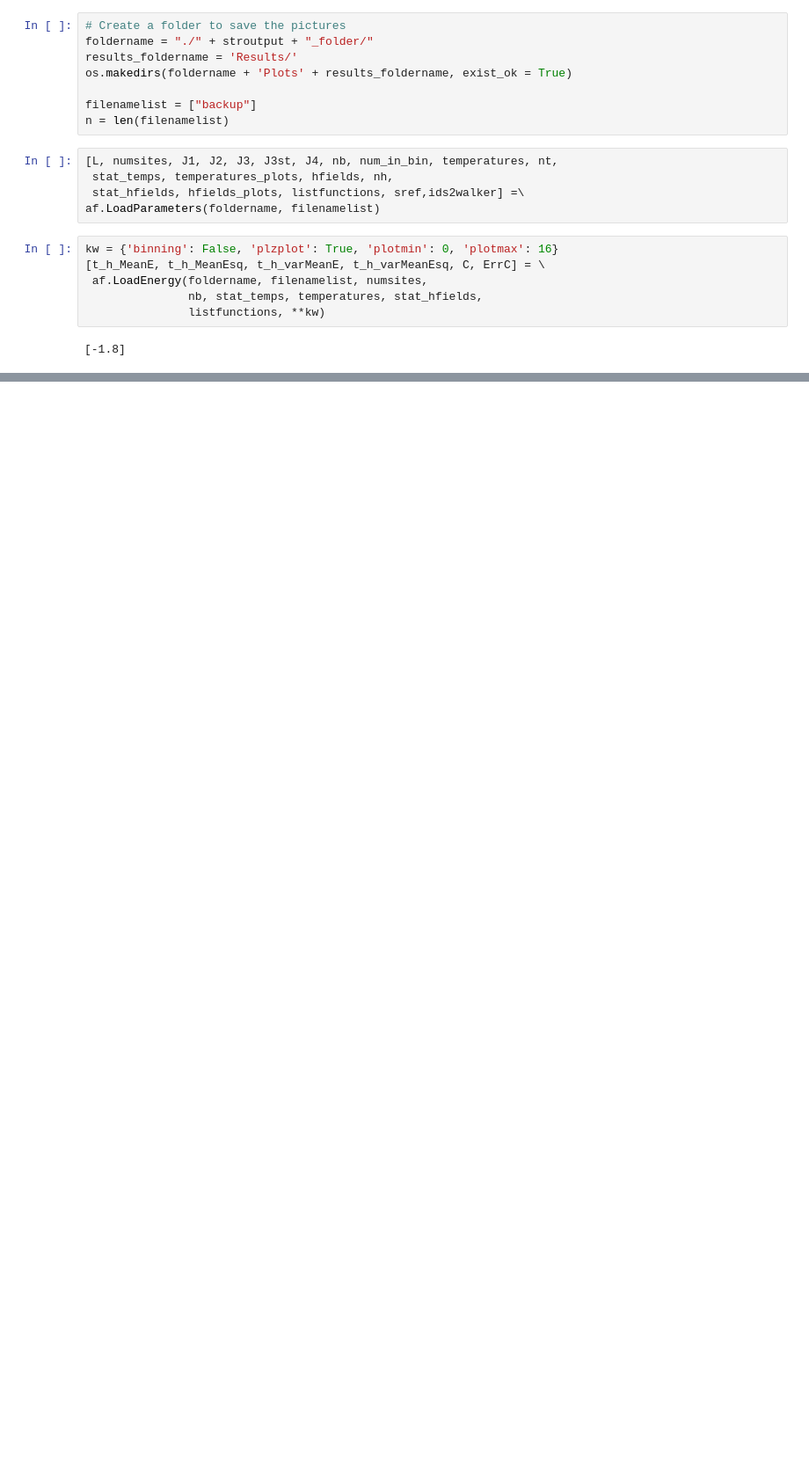
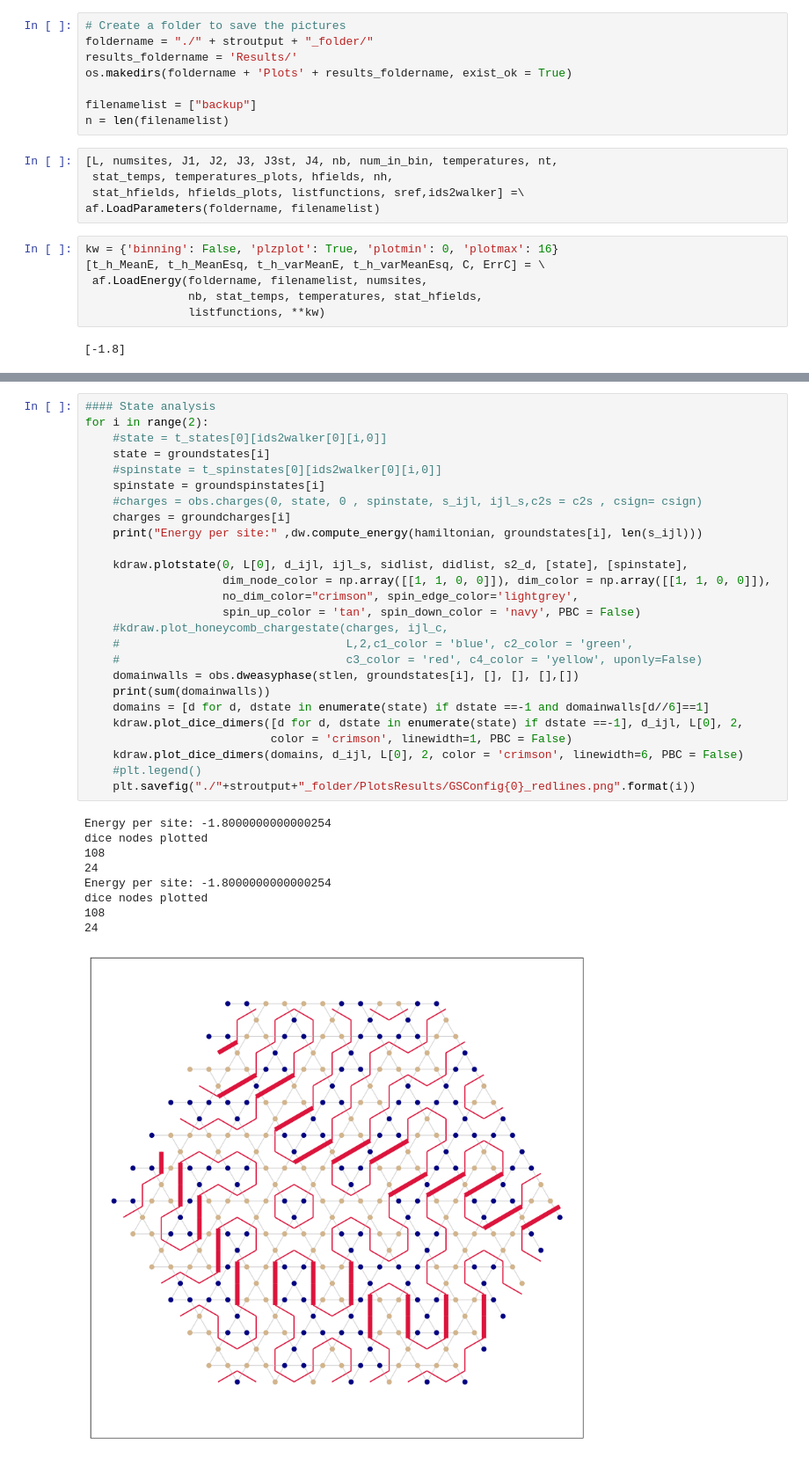
Before and after one commit to jeannecolbois/myopic-dual-worm, a Jupyter notebook: dualworm-kagome/GroundStates/GroundStateAnalysis-Phase8.ipynb, the cells around one changed output, grey strips where cells are left out. Shown at 88% size. Saved outputs shown, nothing was run; the diff lists cells and outputs as text; blank space fills up the shorter version.

```diff
--- a/dualworm-kagome/GroundStates/GroundStateAnalysis-Phase8.ipynb
+++ b/dualworm-kagome/GroundStates/GroundStateAnalysis-Phase8.ipynb
@@ -142,0 +164,36 @@ Energy per site: -1.7999999999999683
+# %%
+#### State analysis
+for i in range(2):
+    #state = t_states[0][ids2walker[0][i,0]]
+    state = groundstates[i]
+    #spinstate = t_spinstates[0][ids2walker[0][i,0]]
+    spinstate = groundspinstates[i]
+    #charges = obs.charges(0, state, 0 , spinstate, s_ijl, ijl_s,c2s = c2s , csign= csign)
+    charges = groundcharges[i]
+    print("Energy per site:" ,dw.compute_energy(hamiltonian, groundstates[i], len(s_ijl)))
+
+    kdraw.plotstate(0, L[0], d_ijl, ijl_s, sidlist, didlist, s2_d, [state], [spinstate],
+                    dim_node_color = np.array([[1, 1, 0, 0]]), dim_color = np.array([[1, 1, 0, 0]]),
+                    no_dim_color="crimson", spin_edge_color='lightgrey',
+                    spin_up_color = 'tan', spin_down_color = 'navy', PBC = False)
+    #kdraw.plot_honeycomb_chargestate(charges, ijl_c,
+    #                                 L,2,c1_color = 'blue', c2_color = 'green',
+    #                                 c3_color = 'red', c4_color = 'yellow', uponly=False)
+    domainwalls = obs.dweasyphase(stlen, groundstates[i], [], [], [],[])
+    print(sum(domainwalls))
+    domains = [d for d, dstate in enumerate(state) if dstate ==-1 and domainwalls[d//6]==1]
+    kdraw.plot_dice_dimers([d for d, dstate in enumerate(state) if dstate ==-1], d_ijl, L[0], 2,
+                           color = 'crimson', linewidth=1, PBC = False)
+    kdraw.plot_dice_dimers(domains, d_ijl, L[0], 2, color = 'crimson', linewidth=6, PBC = False)
+    #plt.legend()
+    plt.savefig("./"+stroutput+"_folder/PlotsResults/GSConfig{0}_redlines.png".format(i))
+# %% [output]
+Energy per site: -1.8000000000000254
+dice nodes plotted
+108
+24
+Energy per site: -1.8000000000000254
+dice nodes plotted
+108
+24
+[figure, added]
```
Also changed, not shown: parts of 8 cells of this notebook, 8 other files.
